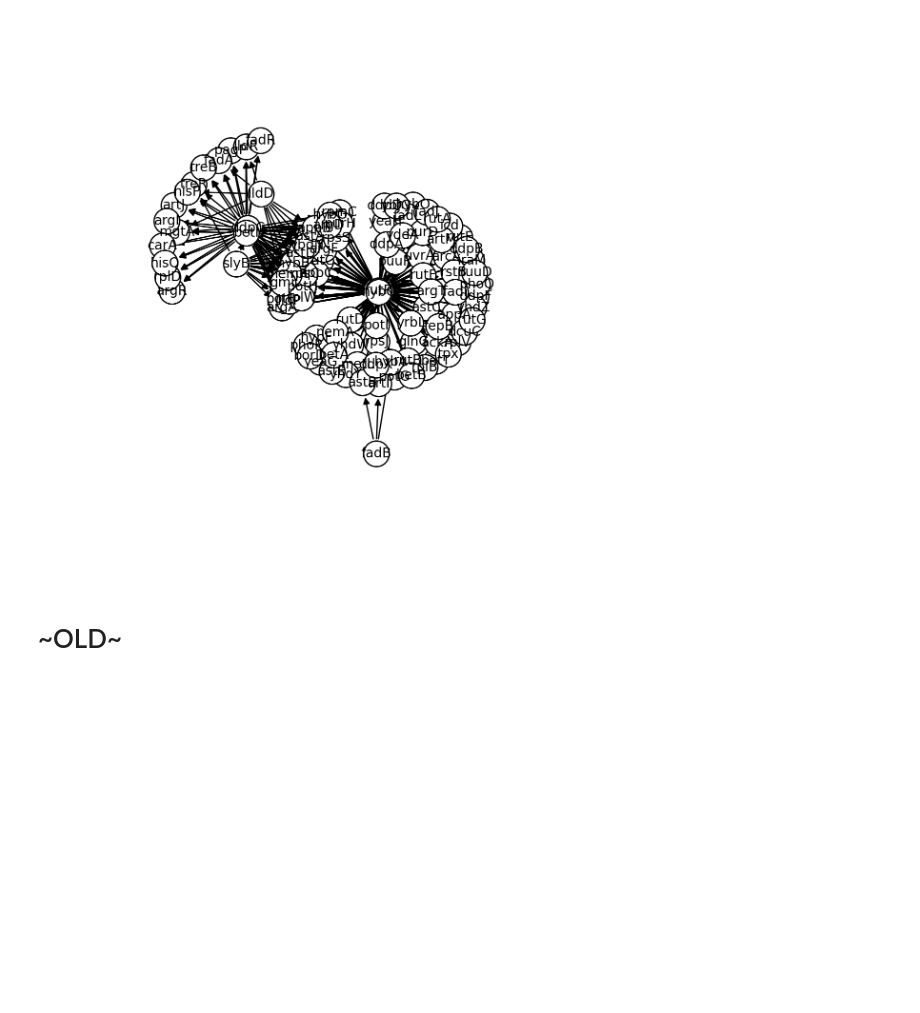
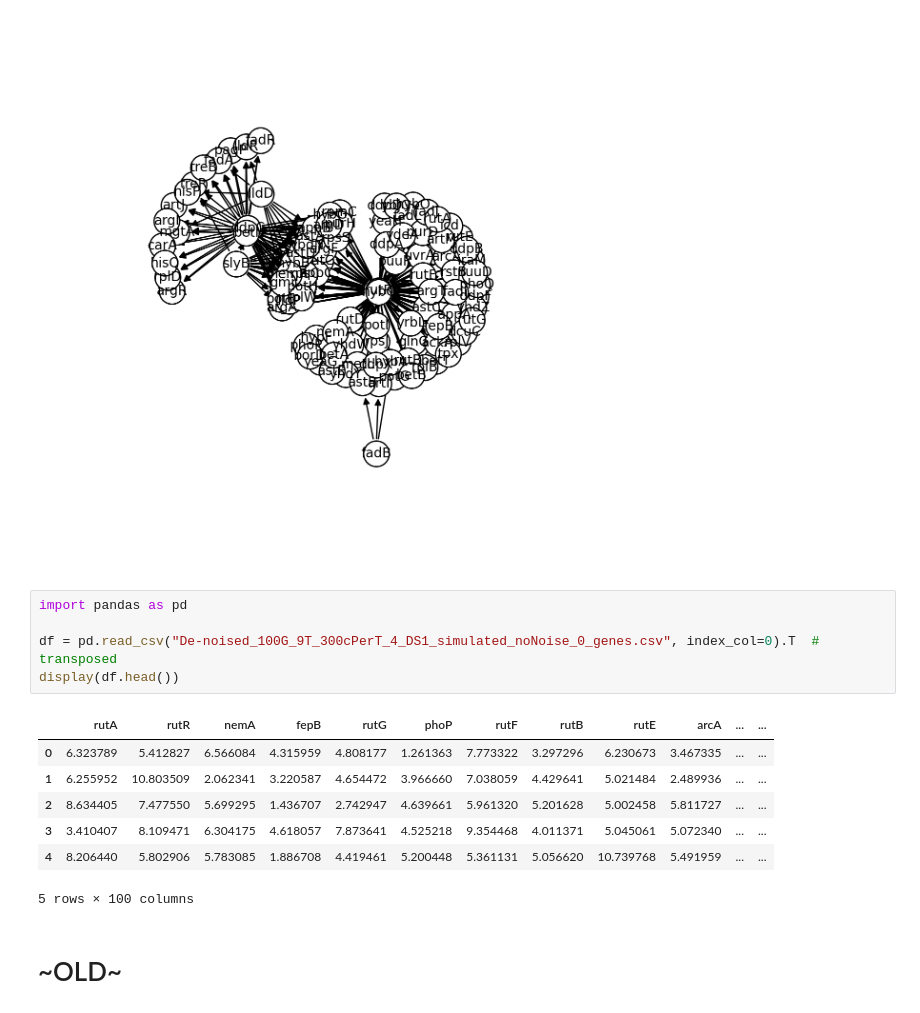
Before and after one commit to PNNL-CompBio/SERGIO, a Jupyter notebook: examples/cond_ind_test_ag.ipynb, the cells around one changed output. Cells and saved outputs as stored; diff of their text form; blank space fills up the shorter version.

```diff
--- a/examples/cond_ind_test_ag.ipynb
+++ b/examples/cond_ind_test_ag.ipynb
@@ -217,6 +370,19 @@ mixed_graph.draw(ax,prog='neato')
 plt.show()
 # %% [output]
 [figure]
+# %%
+import pandas as pd
+
+df = pd.read_csv("De-noised_100G_9T_300cPerT_4_DS1_simulated_noNoise_0_genes.csv", index_col=0).T  # transposed
+display(df.head())
+# %% [output]
+|  | rutA | rutR | nemA | fepB | rutG | phoP | rutF | rutB | rutE | arcA | ... | ... |
+| 0 | 6.323789 | 5.412827 | 6.566084 | 4.315959 | 4.808177 | 1.261363 | 7.773322 | 3.297296 | 6.230673 | 3.467335 | ... | ... |
+| 1 | 6.255952 | 10.803509 | 2.062341 | 3.220587 | 4.654472 | 3.966660 | 7.038059 | 4.429641 | 5.021484 | 2.489936 | ... | ... |
+| 2 | 8.634405 | 7.477550 | 5.699295 | 1.436707 | 2.742947 | 4.639661 | 5.961320 | 5.201628 | 5.002458 | 5.811727 | ... | ... |
+| 3 | 3.410407 | 8.109471 | 6.304175 | 4.618057 | 7.873641 | 4.525218 | 9.354468 | 4.011371 | 5.045061 | 5.072340 | ... | ... |
+| 4 | 8.206440 | 5.802906 | 5.783085 | 1.886708 | 4.419461 | 5.200448 | 5.361131 | 5.056620 | 10.739768 | 5.491959 | ... | ... |
+5 rows × 100 columns
 # %% [markdown]
 # ~OLD~
 # %% [markdown]
```
Also changed, not shown: parts of 11 cells of this notebook, 1 other file.
